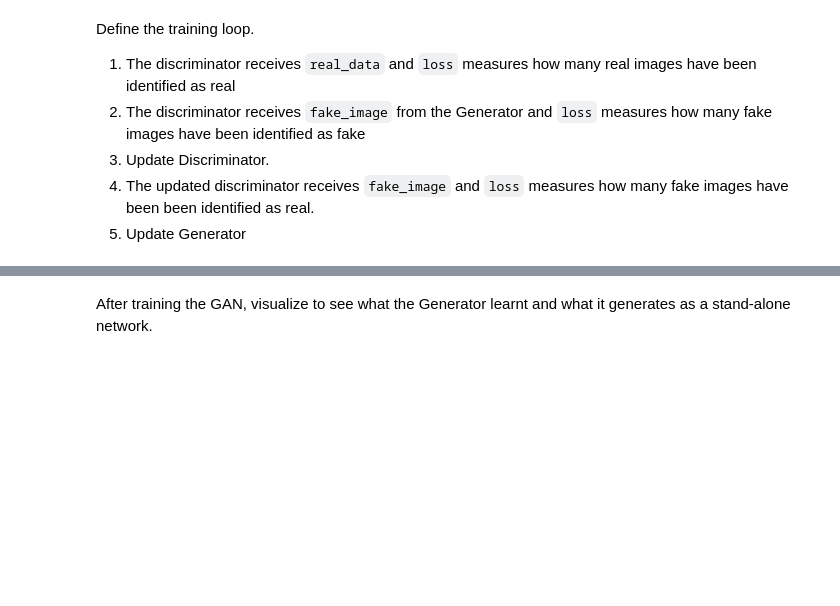
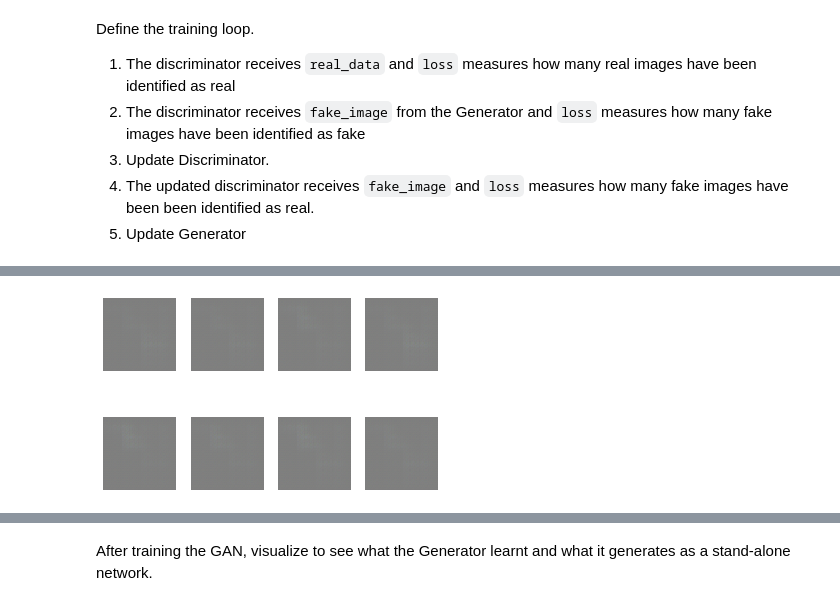
Before and after one commit to vandanavk/mxnet-gluon-gan, a Jupyter notebook: dcgan/dcgan.ipynb, the cells around one changed output, grey strips where cells are left out. Saved outputs shown, nothing was run; the diff lists cells and outputs as text; code cells hidden in the pictures; blank space fills up the shorter version.

```diff
--- a/dcgan/dcgan.ipynb
+++ b/dcgan/dcgan.ipynb
@@ -422,0 +365,86 @@ Epoch 49
+# %%
+counter = 0
+for epoch in range(epochs + 1):
+    logging.info("Epoch %s", epoch)
+    starttime = time.time()
+
+    for idx, data in enumerate(train_dataloader):
+        batch_start_time = time.time()
+        #get real data and the input to the generator.
+        real_data = gluon.utils.split_and_load(data=data, ctx_list=ctx, even_split=False)
+        generator_input = create_generator_input()
+
+        ############################
+        # (1) Update Discriminator network: maximize log(D(x)) + log(1 - D(G(z)))
+        ############################
+        with autograd.record():
+            output_real = [discriminator(d_) for d_ in real_data]
+            d_error_real    = [loss(pred, label) for pred, label in zip(output_real, real_label)]
+            error_real = 0
+            for l_ in d_error_real:
+                error_real += (np.asscalar(l_.mean().asnumpy()) / len(ctx))
+                # The division by len(ctx) is to average out the errors accross all the devices
+
+            metric.update(real_label, output_real)
+
+            # create fake image and input it to discriminator
+            fake_image = [generator(g_) for g_ in generator_input]
+
+            # We use detach() so that we don't update the Generator graph in this step.
+            output_fake = [discriminator(f_image.detach()) for f_image in fake_image]
+            d_error_fake = [loss(fake_pred, label) for fake_pred, label in zip(output_fake, fake_label)]
+
+            error_fake = 0
+            for l_ in d_error_fake:
+                error_fake += (np.asscalar(l_.mean().asnumpy()) / len(ctx))
+
+            metric.update(fake_label, output_fake)
+
+            total_d_error = error_real + error_fake
+            # Backward pass on the error incurred in this step.
+            for (loss_real, loss_fake) in zip(d_error_real, d_error_fake):
+                l = loss_real + loss_fake
+                l.backward()
+
+
+        d_trainer.step(batch_size)
+
+        ############################
+        # (2) Update Generator network: maximize log(D(G(z)))
+        ############################
+        with autograd.record():
+            fake_image = [generator(g_) for g_ in generator_input]
+            output_fake = [discriminator(f_image) for f_image in fake_image]
+            g_error = [loss(fake_pred, label) for fake_pred, label in zip(output_fake, real_label)]
+            total_g_error = 0
+            for l_ in g_error:
+                total_g_error += (np.asscalar(l_.mean().asnumpy()) / len(ctx))
+
+            # Backward pass on the error incurred in this step.
+            for l_ in g_error:
+                l_.backward()
+
+        g_trainer.step(batch_size)
+
+        # Print log infomation every 20 batches
+        if idx % 20 == 0:
+            count = idx + 1
+            name, acc = metric.get()
+            logging.info('speed: {} samples/s'.format(batch_size / (time.time() - batch_start_time)))
+            logging.info('discriminator loss = %f, generator loss = %f, binary training acc = %f at iter %d epoch %d'
+                     %(total_d_error,total_g_error, acc, count, epoch))
+        btic = time.time()
+
+    name, acc = metric.get()
+    metric.reset()
+    if epoch % 50 == 0:
+        num_image = 8
+        for i in range(num_image):
+            latent_z = mx.nd.random_normal(0, 1, shape=(1, z_dim, 1, 1), ctx=ctx[0])
+            img = generator(latent_z)
+            plt.subplot(2,4,i+1)
+            visualize(img[0])
+        plt.show()
+
+    logging.info('Epoch end. Total time for this epoch : %f (seconds)' %(time.time() - starttime))
+# %% [output]
@@ -422,0 +456 @@ Epoch 49
+[figure, added]
```
Also changed, not shown: parts of 33 cells of this notebook.
